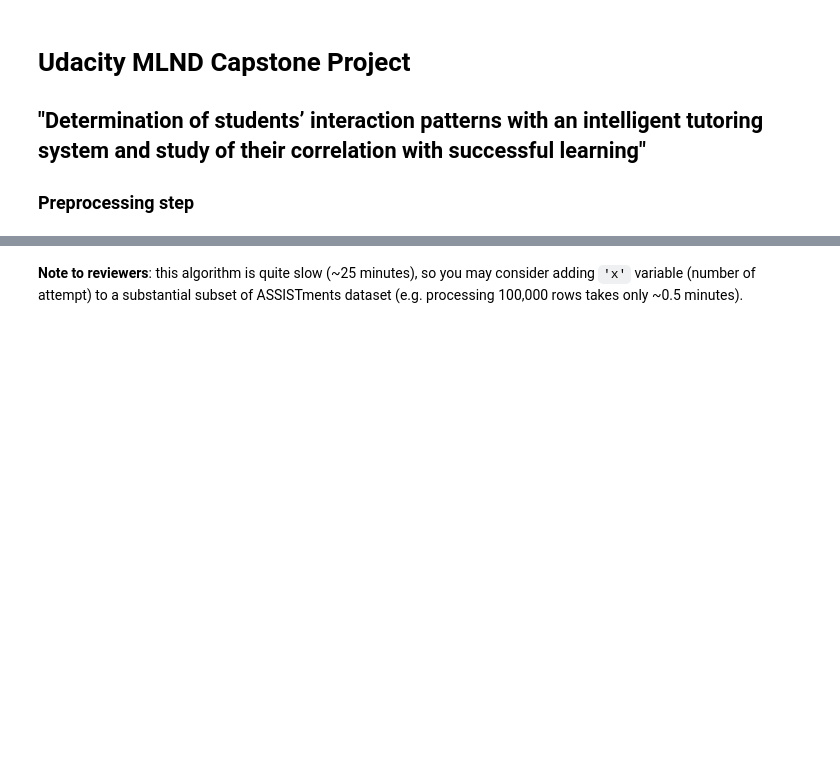
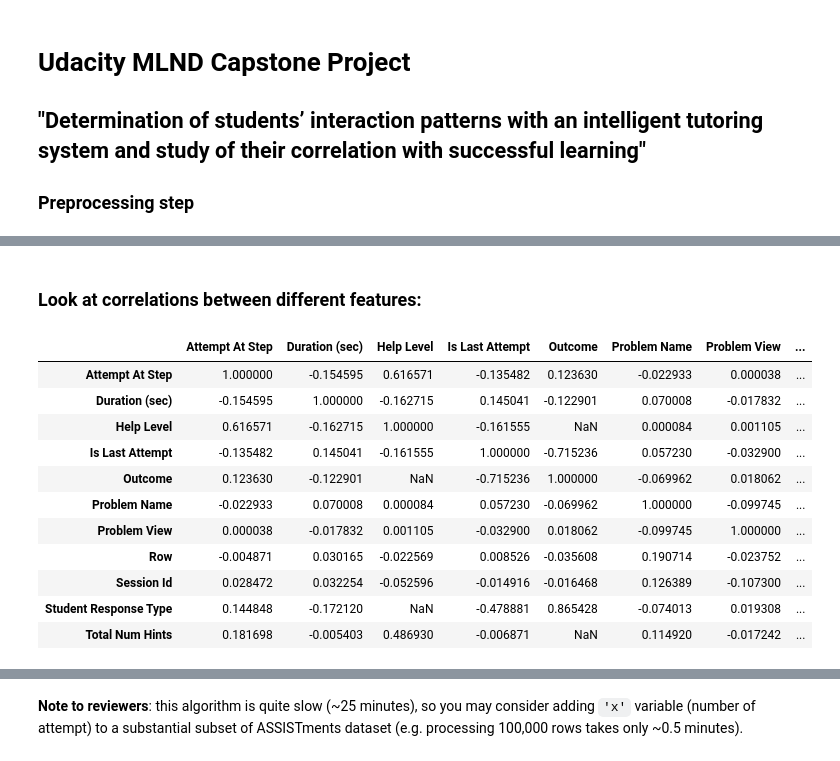
Before and after one commit to Dima806/udacity-mlnd-capstone, a Jupyter notebook: capstone-preprocessing-final.ipynb, the cells around one changed output, grey strips where cells are left out. Cells and saved outputs as stored; diff of their text form; code cells hidden in the pictures; blank space fills up the shorter version.

```diff
--- a/capstone-preprocessing-final.ipynb
+++ b/capstone-preprocessing-final.ipynb
@@ -100,0 +150,18 @@ data.head(20)
+# %% [markdown]
+### Look at correlations between different features:
+# %%
+corr1 = data.corr().dropna(how='all', axis=1).dropna(how='all', axis=0)
+corr1
+# %% [output]
+|  | Attempt At Step | Duration (sec) | Help Level | Is Last Attempt | Outcome | Problem Name | Problem View | ... |
+| Attempt At Step | 1.000000 | -0.154595 | 0.616571 | -0.135482 | 0.123630 | -0.022933 | 0.000038 | ... |
+| Duration (sec) | -0.154595 | 1.000000 | -0.162715 | 0.145041 | -0.122901 | 0.070008 | -0.017832 | ... |
+| Help Level | 0.616571 | -0.162715 | 1.000000 | -0.161555 | NaN | 0.000084 | 0.001105 | ... |
+| Is Last Attempt | -0.135482 | 0.145041 | -0.161555 | 1.000000 | -0.715236 | 0.057230 | -0.032900 | ... |
+| Outcome | 0.123630 | -0.122901 | NaN | -0.715236 | 1.000000 | -0.069962 | 0.018062 | ... |
+| Problem Name | -0.022933 | 0.070008 | 0.000084 | 0.057230 | -0.069962 | 1.000000 | -0.099745 | ... |
+| Problem View | 0.000038 | -0.017832 | 0.001105 | -0.032900 | 0.018062 | -0.099745 | 1.000000 | ... |
+| Row | -0.004871 | 0.030165 | -0.022569 | 0.008526 | -0.035608 | 0.190714 | -0.023752 | ... |
+| Session Id | 0.028472 | 0.032254 | -0.052596 | -0.014916 | -0.016468 | 0.126389 | -0.107300 | ... |
+| Student Response Type | 0.144848 | -0.172120 | NaN | -0.478881 | 0.865428 | -0.074013 | 0.019308 | ... |
+| Total Num Hints | 0.181698 | -0.005403 | 0.486930 | -0.006871 | NaN | 0.114920 | -0.017242 | ... |
```
Also changed, not shown: parts of 30 cells of this notebook, 1 other file.
